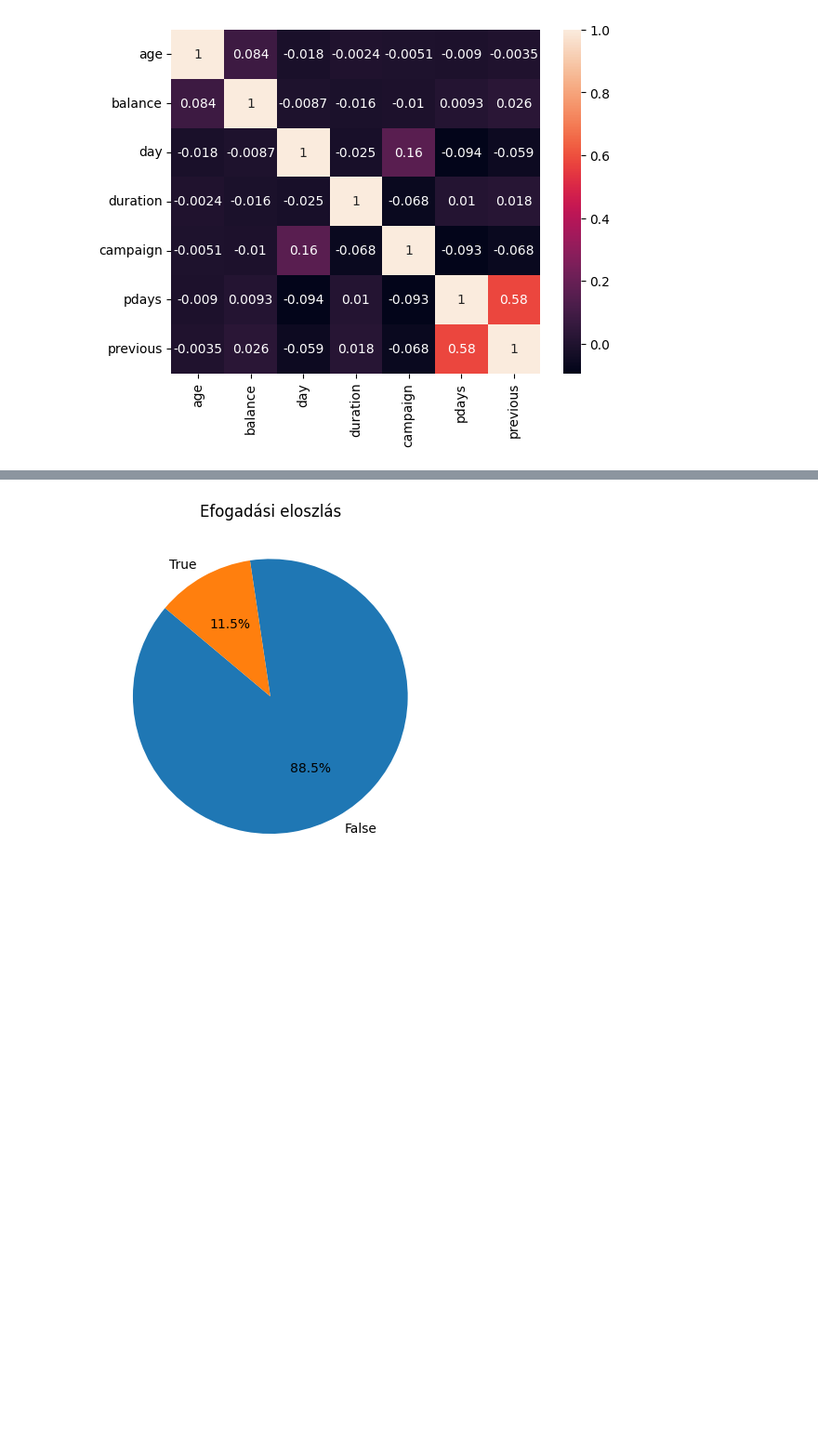
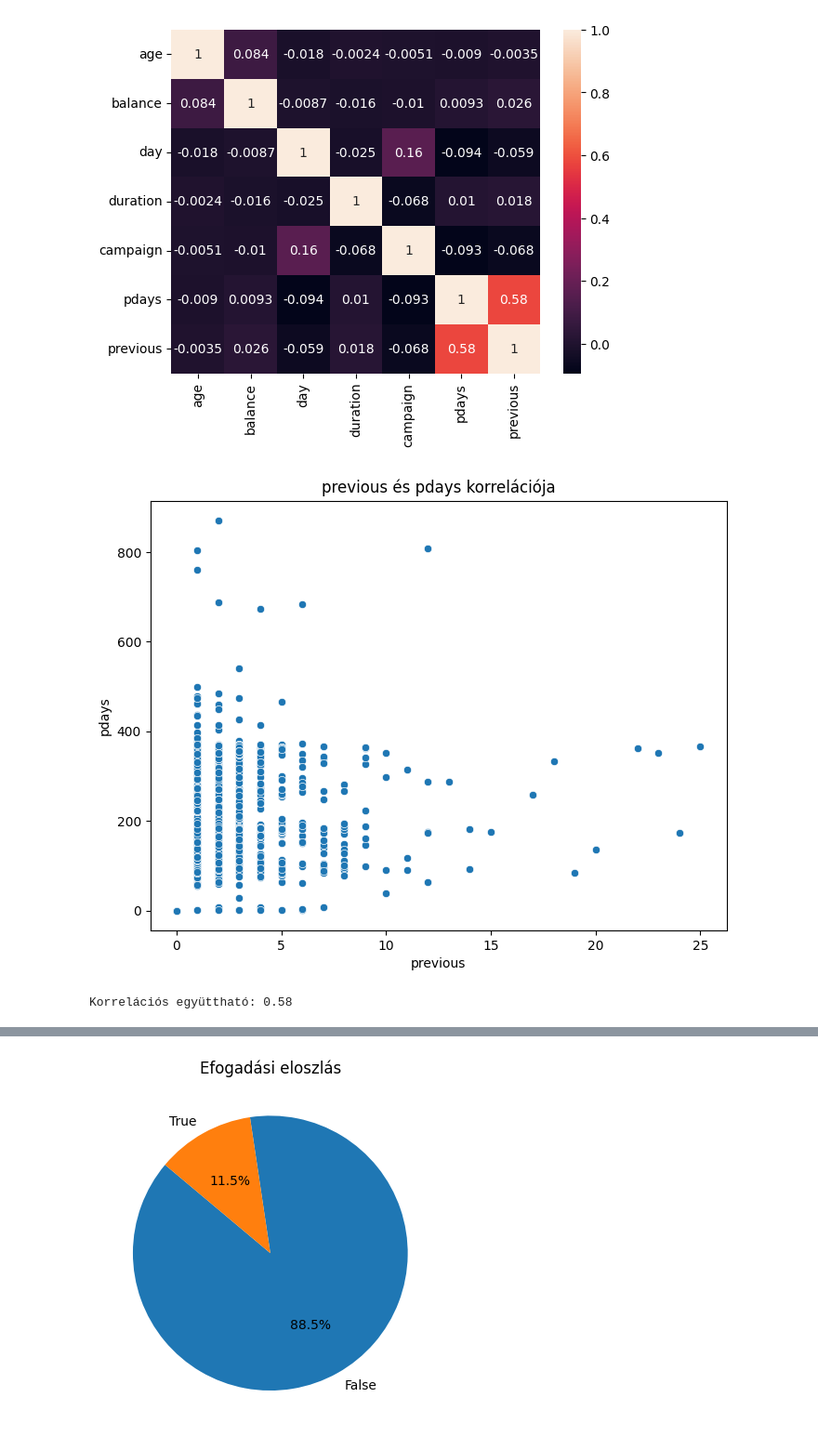
Before and after one commit to debizson/Mesi, a Jupyter notebook: ai_database_.ipynb, the cells around one changed output, grey strips where cells are left out. Shown at 93% size. Drawn from its saved outputs; the diff is of its cells as text; code cells hidden in the pictures; blank space fills up the shorter version.

```diff
--- a/ai_database_.ipynb
+++ b/ai_database_.ipynb
@@ -347,4 +368,37 @@ sns.heatmap(corr,annot = True)
 plt.show()
 # %% [output]
 [figure]
+# %%
+# 4. mérföldkő
+
+# kiemeltem a pays és a previous változót és megvizsgáltam a kiemelkedő
+#  korrelációt.
+# A previous és a pdays korrelációja nem annyira kézenfekvő, ahogy írtam
+#  mert a kampány előtti kontaktok száma és a előző kampány és a mostani
+#  kampány közt eltelt idő egy egyedi együttmozgás. Nem indokolja egyik a másikat
+#  Inkább azt lehet leszűrni, hogy amelyik kliens többet kontaktolt az előző
+#  kampányban az, több idő mulva is szánja el magát egy ujabb kampányra. Ez érdekes!
+
+
+import matplotlib.pyplot as plt
+import seaborn as sns
+
+# Tegyük fel, hogy a df DataFrame-edben már megvan a két változó
+x_var = 'previous'  # Az első változó oszlopneve
+y_var = 'pdays'  # A második változó oszlopneve
+
+# Szórásdiagram készítése
+plt.figure(figsize=(8, 6))
+sns.scatterplot(x=bank_dataset[x_var], y=bank_dataset[y_var])
+plt.xlabel(x_var)
+plt.ylabel(y_var)
+plt.title(f'{x_var} és {y_var} korrelációja')
+plt.show()
+
+# Korrelációs együttható kiszámítása
+corr_value = bank_dataset[x_var].corr(bank_dataset[y_var])
+print(f'Korrelációs együttható: {corr_value:.2f}')
+# %% [output]
+[figure, added]
+Korrelációs együttható: 0.58
 # %%
```
Also changed, not shown: parts of 14 cells of this notebook.
